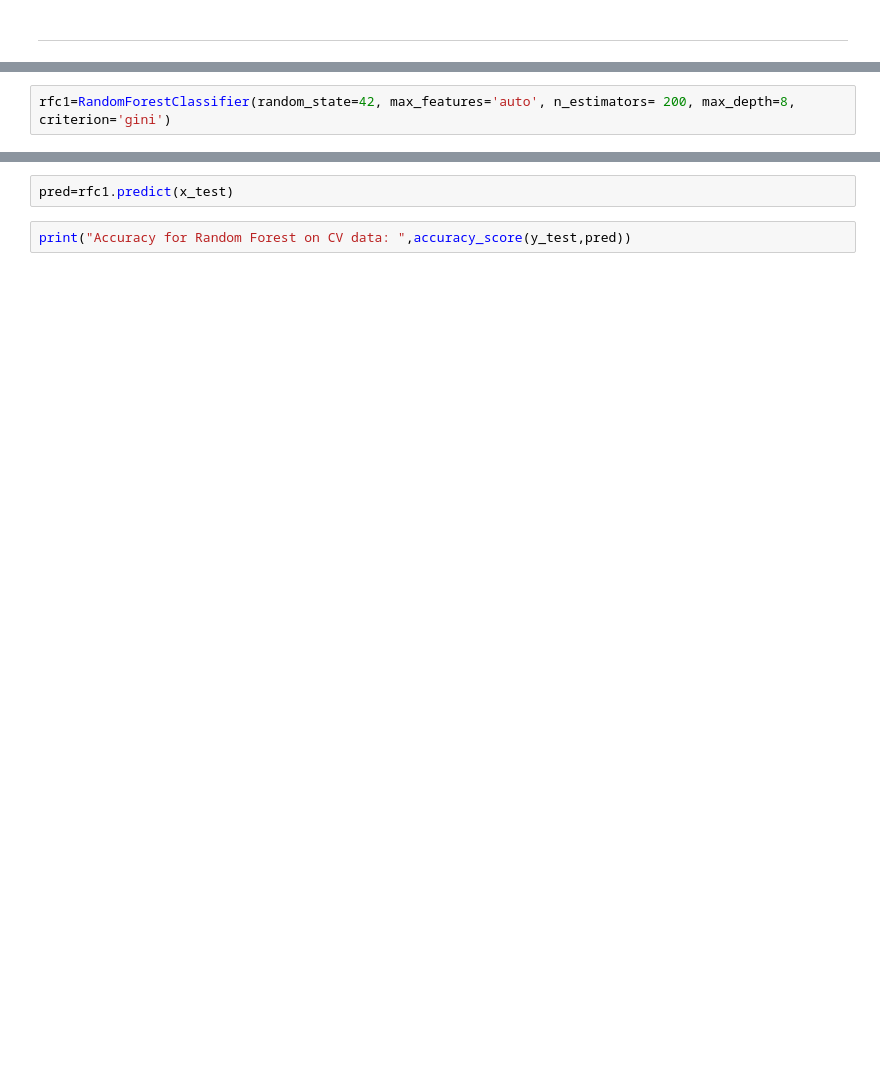
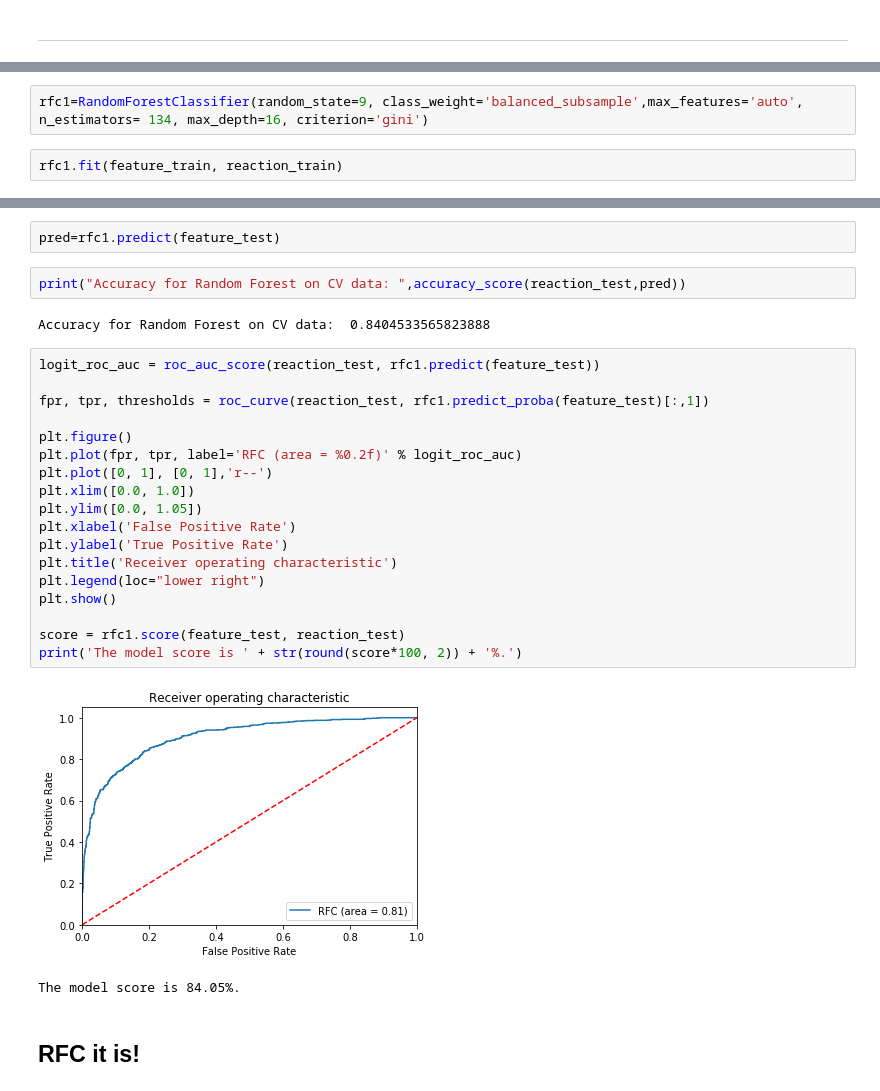
Before and after one commit to metamoles/metamoles, a Jupyter notebook: deprecated/notebooks/grid_search.ipynb, the cells around one changed output, grey strips where cells are left out. Cells and saved outputs as stored; diff of their text form; blank space fills up the shorter version.

Commit message:
likelihood classifier is RFC huzzah

```diff
--- a/deprecated/notebooks/grid_search.ipynb
+++ b/deprecated/notebooks/grid_search.ipynb
@@ -127,2 +218,4 @@ CV_rfc.best_params_
 # %%
-rfc1=RandomForestClassifier(random_state=42, max_features='auto', n_estimators= 200, max_depth=8, criterion='gini')
+rfc1=RandomForestClassifier(random_state=9, class_weight='balanced_subsample',max_features='auto', n_estimators= 134, max_depth=16, criterion='gini')
+# %%
+rfc1.fit(feature_train, reaction_train)
@@ -129,4 +230,29 @@ rfc1=RandomForestClassifier(random_state=42, max_features='auto', n_estimators=
 # %%
-pred=rfc1.predict(x_test)
+pred=rfc1.predict(feature_test)
 # %%
-print("Accuracy for Random Forest on CV data: ",accuracy_score(y_test,pred))
+print("Accuracy for Random Forest on CV data: ",accuracy_score(reaction_test,pred))
+# %% [output]
+Accuracy for Random Forest on CV data:  0.8404533565823888
+# %%
+logit_roc_auc = roc_auc_score(reaction_test, rfc1.predict(feature_test))
+
+fpr, tpr, thresholds = roc_curve(reaction_test, rfc1.predict_proba(feature_test)[:,1])
+
+plt.figure()
+plt.plot(fpr, tpr, label='RFC (area = %0.2f)' % logit_roc_auc)
+plt.plot([0, 1], [0, 1],'r--')
+plt.xlim([0.0, 1.0])
+plt.ylim([0.0, 1.05])
+plt.xlabel('False Positive Rate')
+plt.ylabel('True Positive Rate')
+plt.title('Receiver operating characteristic')
+plt.legend(loc="lower right")
+plt.show()
+
+score = rfc1.score(feature_test, reaction_test)
+print('The model score is ' + str(round(score*100, 2)) + '%.')
+# %% [output]
+[figure, added]
+The model score is 84.05%.
+# %% [markdown]
+## RFC it is!
```
Also changed, not shown: parts of 25 cells of this notebook.
